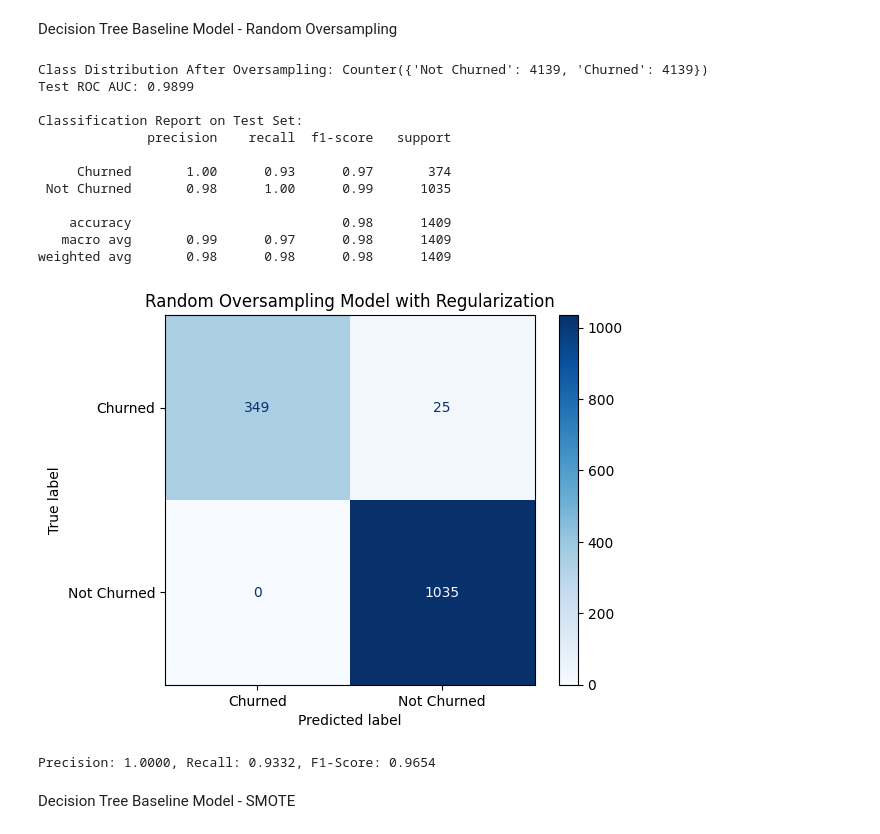
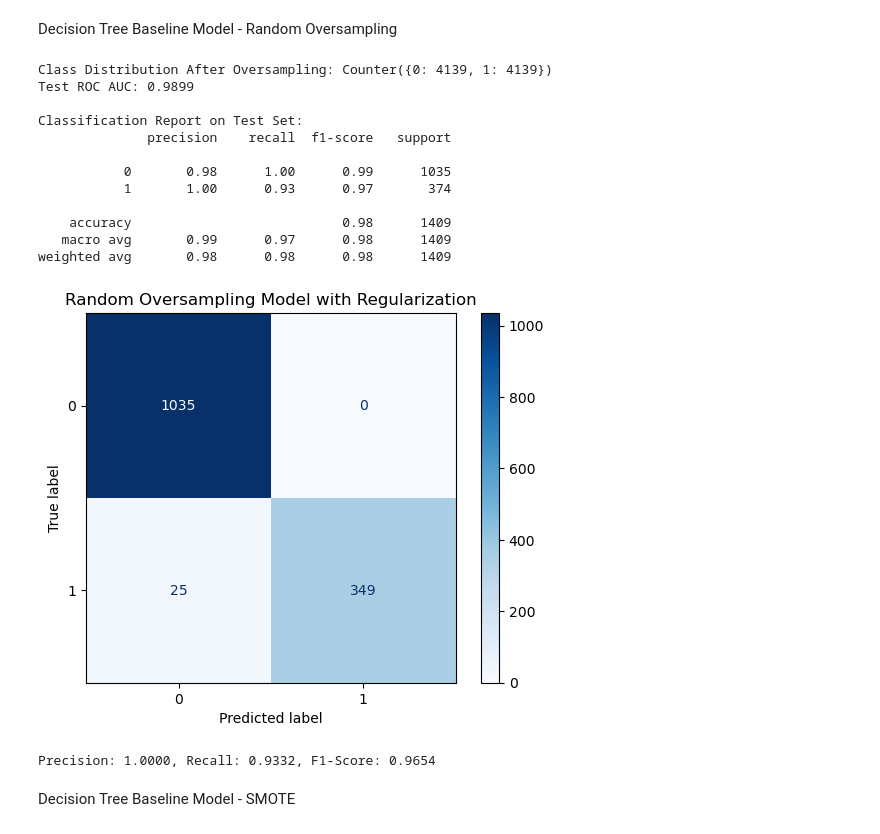
Before and after one commit to JasonCheung01/Telco-Churn, a Jupyter notebook: AML_Team_Project.ipynb, the cells around one changed output. Cells and saved outputs as stored; diff of their text form; code cells hidden in the pictures.

Commit message:
debugging high score for baseline

```diff
--- a/AML_Team_Project.ipynb
+++ b/AML_Team_Project.ipynb
@@ -410,15 +416,17 @@ print("x_test Shape: ", x_test.shape)
 # %% [output]
 x_dev Shape:  (5634, 57)
 x_test Shape:  (1409, 57)
+# %%
+numerical_cols.append("Churn Score")
+
+x_dev[numerical_cols] = x_dev[numerical_cols].apply(pd.to_numeric, errors='coerce')
+x_test[numerical_cols] = x_test[numerical_cols].apply(pd.to_numeric, errors='coerce')
 # %%
 # Provided that we are using decision tree as our baseline and using Random Forest and XG Boost for our model, we will use Min Max Scaler
 # as that scale is best for these models
-numerical_cols.append("Churn Score")
-
-for col in numerical_cols:
-    minMax_Scaler = MinMaxScaler()
-    x_dev[col] = minMax_Scaler.fit_transform(x_dev[[col]])
-    x_test[col] = minMax_Scaler.transform(x_test[[col]])
+minMax_Scaler = MinMaxScaler()
+x_dev[numerical_cols] = minMax_Scaler.fit_transform(x_dev[numerical_cols])
+x_test[numerical_cols] = minMax_Scaler.transform(x_test[numerical_cols])
 # %%
 # Check for any correlation
 correlation_matrix = x_dev.corr()
@@ -515,3 +543,6 @@ y_test Shape:  (1409,)
+# %%
+y_dev = y_dev.apply(lambda x: 1 if x == 'Churned' else 0)
+y_test = y_test.apply(lambda x: 1 if x == 'Churned' else 0)
 # %% [markdown]
 Model Building and Training
 # %% [markdown]
@@ -539,40 +570,40 @@ scores = cross_validate(
     scoring=['roc_auc', 'average_precision']
 )
 
 classifier.fit(x_resampled_ros, y_resampled_ros)
 y_test_pred = classifier.predict(x_test)
 y_test_prob = classifier.predict_proba(x_test)[:, 1]
 
 roc_auc = roc_auc_score(y_test, y_test_prob)
 print(f"Test ROC AUC: {roc_auc:.4f}")
 
 print("\nClassification Report on Test Set:")
 print(classification_report(y_test, y_test_pred))
 
 conf_matrix = confusion_matrix(y_test, y_test_pred)
 disp = ConfusionMatrixDisplay(confusion_matrix=conf_matrix, display_labels=classifier.classes_)
 disp.plot(cmap=plt.cm.Blues)
 plt.title("Random Oversampling Model with Regularization")
 plt.show()
 
-precision = precision_score(y_test, y_test_pred, pos_label='Churned')
-recall = recall_score(y_test, y_test_pred, pos_label='Churned')
-f1 = f1_score(y_test, y_test_pred, pos_label='Churned')
+precision = precision_score(y_test, y_test_pred, pos_label=1)
+recall = recall_score(y_test, y_test_pred, pos_label=1)
+f1 = f1_score(y_test, y_test_pred, pos_label=1)
 print(f"Precision: {precision:.4f}, Recall: {recall:.4f}, F1-Score: {f1:.4f}")
 # %% [output]
-Class Distribution After Oversampling: Counter({'Not Churned': 4139, 'Churned': 4139})
+Class Distribution After Oversampling: Counter({0: 4139, 1: 4139})
 Test ROC AUC: 0.9899
 
 Classification Report on Test Set:
               precision    recall  f1-score   support
 
-     Churned       1.00      0.93      0.97       374
- Not Churned       0.98      1.00      0.99      1035
+           0       0.98      1.00      0.99      1035
+           1       1.00      0.93      0.97       374
 
     accuracy                           0.98      1409
    macro avg       0.99      0.97      0.98      1409
 weighted avg       0.98      0.98      0.98      1409
-[figure, old version]
+[figure, new version]
 Precision: 1.0000, Recall: 0.9332, F1-Score: 0.9654
 # %% [markdown]
 Decision Tree Baseline Model - SMOTE
```
Also changed, not shown: parts of 7 cells of this notebook.
